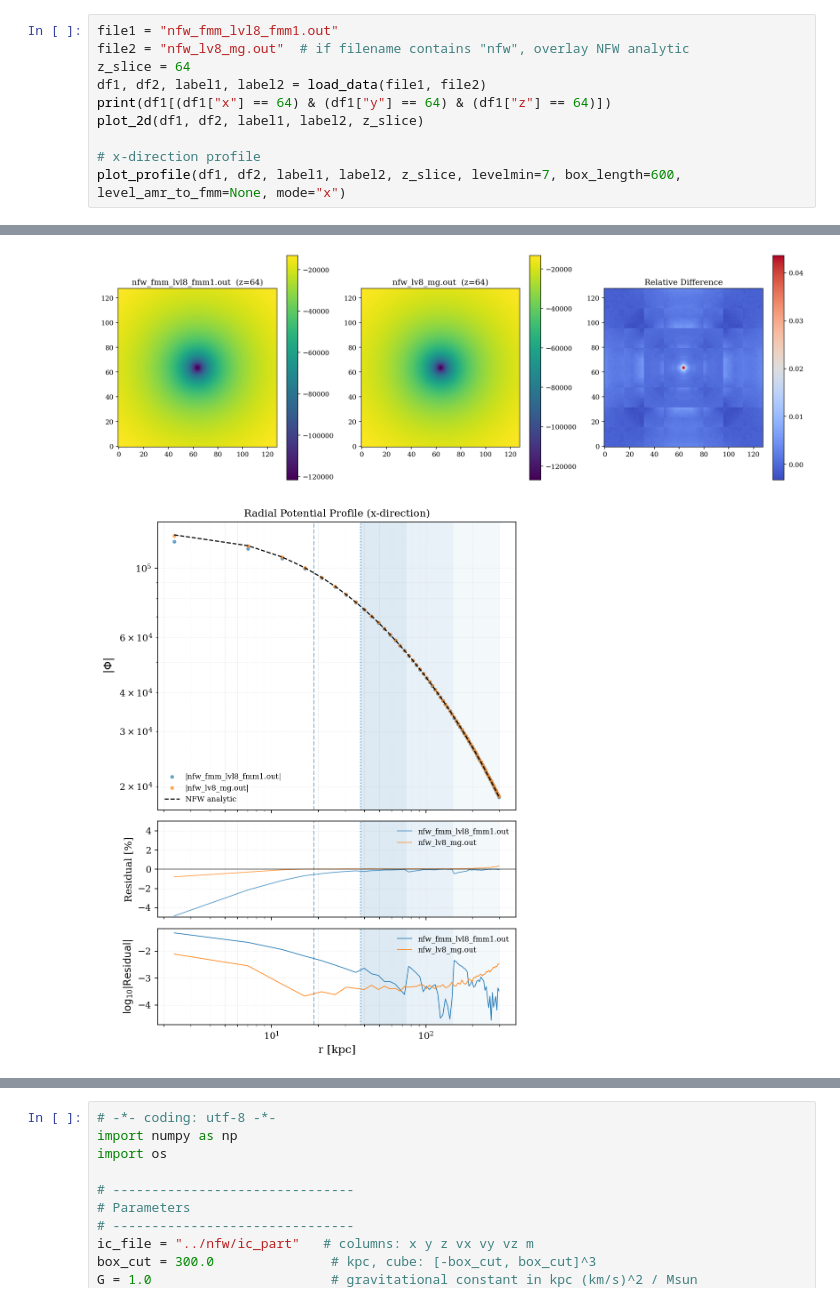
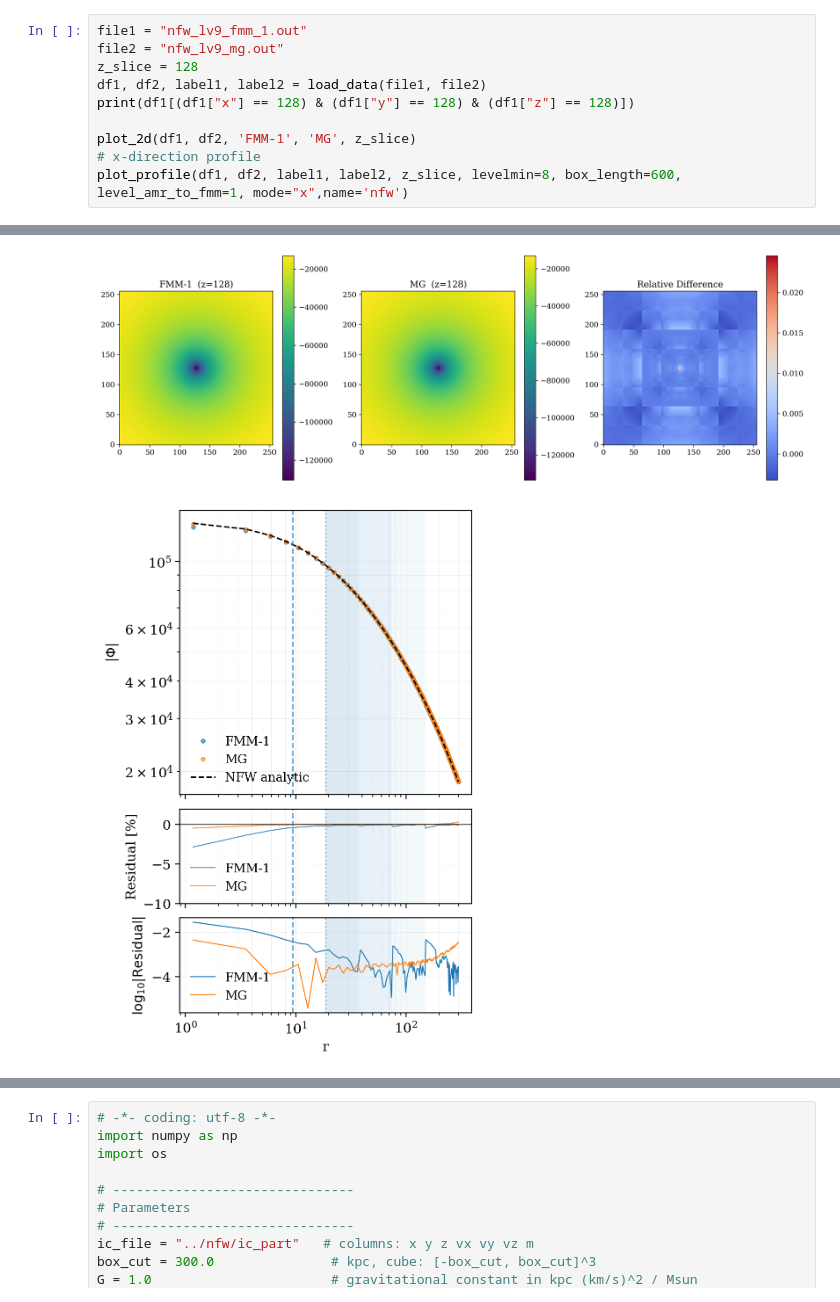
Before and after one commit to Byeol-Haneul/Ramses-FMM, a Jupyter notebook: analyze/x_direction.ipynb, the cells around one changed output, grey strips where cells are left out. Drawn from its saved outputs; the diff is of its cells as text.

```diff
--- a/analyze/x_direction.ipynb
+++ b/analyze/x_direction.ipynb
@@ -323,11 +402,11 @@ plot_profile(df1, df2, label1, label2, z_slice, levelmin=7, box_length=1, level_
 # %%
-file1 = "nfw_fmm_lvl8_fmm1.out"
-file2 = "nfw_lv8_mg.out"  # if filename contains "nfw", overlay NFW analytic
-z_slice = 64
+file1 = "nfw_lv9_fmm_1.out"
+file2 = "nfw_lv9_mg.out"
+z_slice = 128
 df1, df2, label1, label2 = load_data(file1, file2)
-print(df1[(df1["x"] == 64) & (df1["y"] == 64) & (df1["z"] == 64)])
-plot_2d(df1, df2, label1, label2, z_slice)
+print(df1[(df1["x"] == 128) & (df1["y"] == 128) & (df1["z"] == 128)])
 
+plot_2d(df1, df2, 'FMM-1', 'MG', z_slice)
 # x-direction profile
-plot_profile(df1, df2, label1, label2, z_slice, levelmin=7, box_length=600, level_amr_to_fmm=None, mode="x")
+plot_profile(df1, df2, label1, label2, z_slice, levelmin=8, box_length=600, level_amr_to_fmm=1, mode="x",name='nfw')
 # %% [output]
@@ -336,2 +415,2 @@ plot_profile(df1, df2, label1, label2, z_slice, levelmin=7, box_length=600, leve
-[figure, old version]
+[figure, new version]
-[figure, old version]
+[figure, new version]
```
Also changed, not shown: parts of 6 cells of this notebook, 9 other files.
